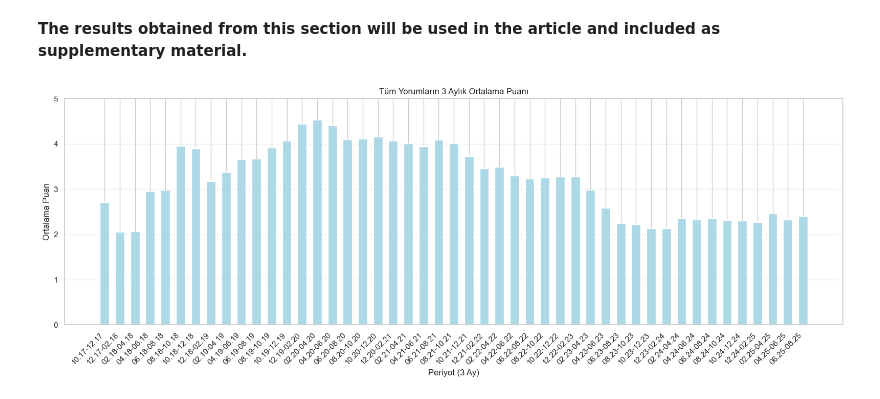
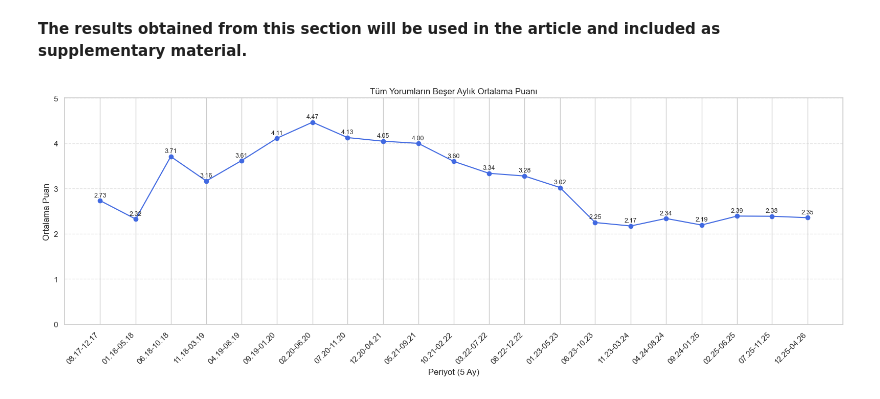
Before and after one commit to enisba/paycell-review-analysis, a Jupyter notebook: Notebooks/04_visualization.ipynb, the cells around one changed output. Saved outputs shown, nothing was run; the diff lists cells and outputs as text; code cells hidden in the pictures.

```diff
--- a/Notebooks/04_visualization.ipynb
+++ b/Notebooks/04_visualization.ipynb
@@ -711,35 +728,44 @@ __The results obtained from this section will be used in the article and include
 # %%
 df = pd.read_csv("../data/sentiment_results.csv")
 # %%
- temp_df = df.copy()
+import pandas as pd
+import matplotlib.pyplot as plt
+
+temp_df = df.copy()
 temp_df['Tarih'] = pd.to_datetime(temp_df['Tarih'])
 
 start_date = temp_df['Tarih'].min().to_period('M').to_timestamp()
 end_date = temp_df['Tarih'].max().to_period('M').to_timestamp()
-window_starts = pd.date_range(start=start_date, end=end_date, freq='2MS')
+window_starts = pd.date_range(start=start_date, end=end_date, freq='5MS')  # 5 aylık
 
 results = []
 for start in window_starts:
-    end = start + pd.DateOffset(months=3)
+    end = start + pd.DateOffset(months=5)
     mask = (temp_df['Tarih'] >= start) & (temp_df['Tarih'] < end)
     filtered = temp_df.loc[mask]
     if not filtered.empty:
         avg_score = filtered['Puan'].mean()
     else:
-        avg_score = 0  # ya da np.nan
+        avg_score = 0
     label = f"{start.strftime('%m.%y')}-{(end - pd.DateOffset(days=1)).strftime('%m.%y')}"
-    results.append({'periyot': label, 'ortalama_puan': avg_score})
+    results.append({'periyot': label, 'ortalama_puan': avg_score, 'label_date': start})
 
 score_df = pd.DataFrame(results)
+
 plt.figure(figsize=(16, 6))
-plt.bar(score_df['periyot'], score_df['ortalama_puan'], width=0.6, color='lightblue')
-plt.xticks(rotation=45, ha='right')
-plt.xlabel("Periyot (3 Ay)")
+plt.plot(score_df['label_date'], score_df['ortalama_puan'], marker='o', color='royalblue')
+plt.xticks(score_df['label_date'], score_df['periyot'], rotation=45, ha='right')
+plt.xlabel("Periyot (5 Ay)")
 plt.ylabel("Ortalama Puan")
-plt.title("Tüm Yorumların 3 Aylık Ortalama Puanı")
+plt.title("Tüm Yorumların Beşer Aylık Ortalama Puanı")
 plt.ylim(0, 5)
+plt.grid(axis='y', linestyle='--', alpha=0.5)
+
+for i, row in score_df.iterrows():
+    plt.text(row['label_date'], row['ortalama_puan'] + 0.05, f"{row['ortalama_puan']:.2f}",
+             ha='center', va='bottom', fontsize=9)
+
 plt.tight_layout()
-plt.grid(axis='y', linestyle='--', alpha=0.5)
 plt.show()
 # %% [output]
-[figure, old version]
+[figure, new version]
```
Also changed, not shown: parts of 26 cells of this notebook.
